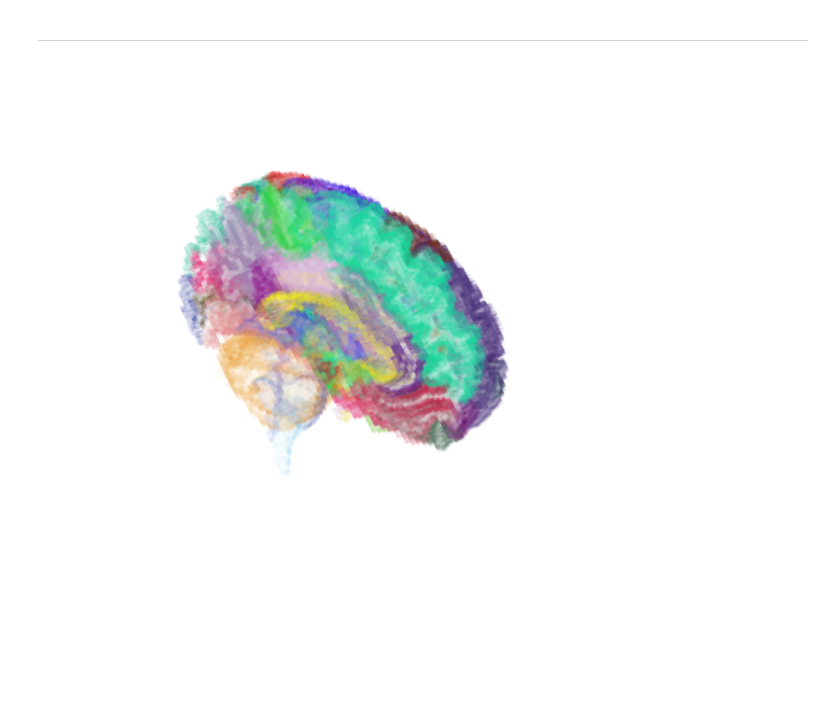
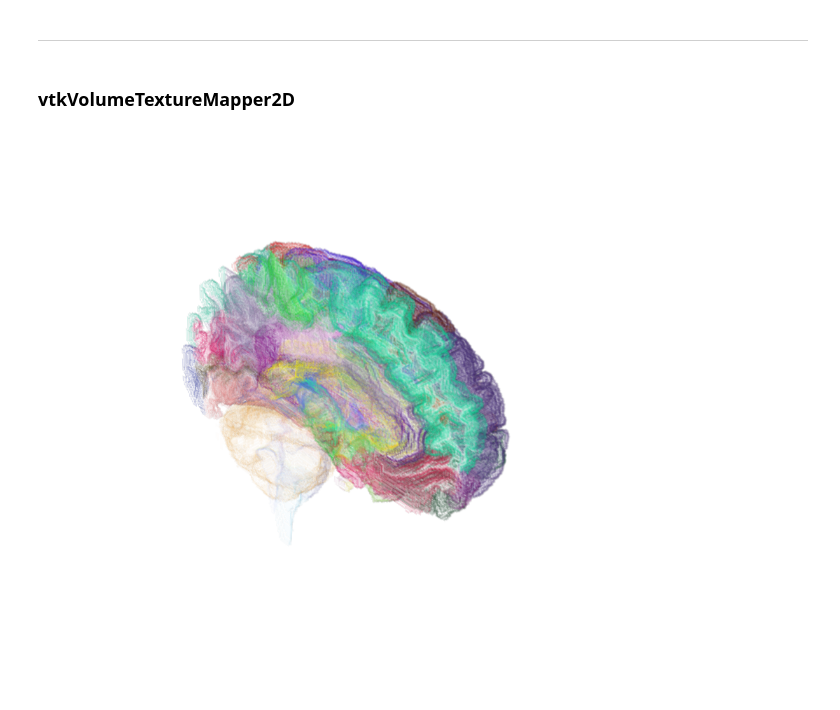
Before and after one commit to rlizzo/pyscience, a Jupyter notebook: 20141029_VolumeRendering/Material/VolumeRendering.ipynb, the cells around one changed output. Drawn from its saved outputs; the diff is of its cells as text; code cells hidden in the pictures; blank space fills up the shorter version.

Commit message:
Cleaned up the 'VolumeRendering' notebook and only kept the nicer renderings

```diff
--- a/20141029_VolumeRendering/Material/VolumeRendering.ipynb
+++ b/20141029_VolumeRendering/Material/VolumeRendering.ipynb
@@ -172,21 +188,19 @@ planeClip.SetNormal(0.0, 0.0, -1.0)
 # %% [markdown]
 ---
+# %% [markdown]
+### vtkVolumeTextureMapper2D
 # %%
-funcRayCast_Comp_Class1st = vtk.vtkVolumeRayCastCompositeFunction()
-funcRayCast_Comp_Class1st.SetCompositeMethodToClassifyFirst()
-
-mapperVolume_RC = vtk.vtkVolumeRayCastMapper()
-mapperVolume_RC.SetVolumeRayCastFunction(funcRayCast_Comp_Class1st)
-mapperVolume_RC.SetInput(imdataBrainSeg)
-mapperVolume_RC.AddClippingPlane(planeClip)
+mapperVolume = vtk.vtkVolumeTextureMapper2D()
+mapperVolume.SetInput(imdataBrainSeg)
+mapperVolume.AddClippingPlane(planeClip)
 
 actorVolume = vtk.vtkVolume()
-actorVolume.SetMapper(mapperVolume_RC)
+actorVolume.SetMapper(mapperVolume)
 actorVolume.SetProperty(propVolume)
 
 renderer = createDummyRenderer()
 renderer.AddActor(actorVolume)
 
-vtk_show(renderer, 600, 600)
+vtk_show(renderer, 800, 800)
 # %% [output]
-[figure, old version]
+[figure, new version]
```
Also changed, not shown: parts of 10 cells of this notebook.
